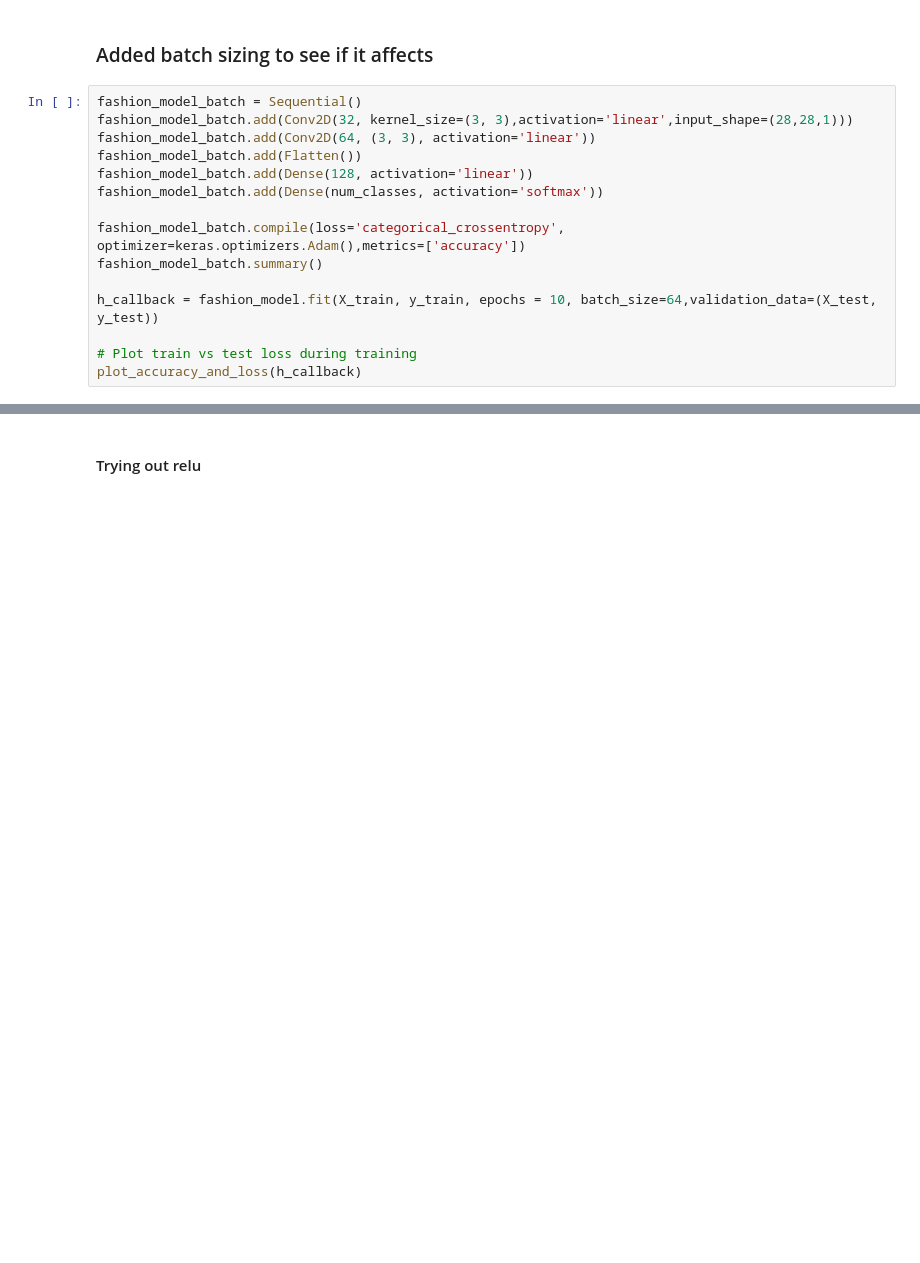
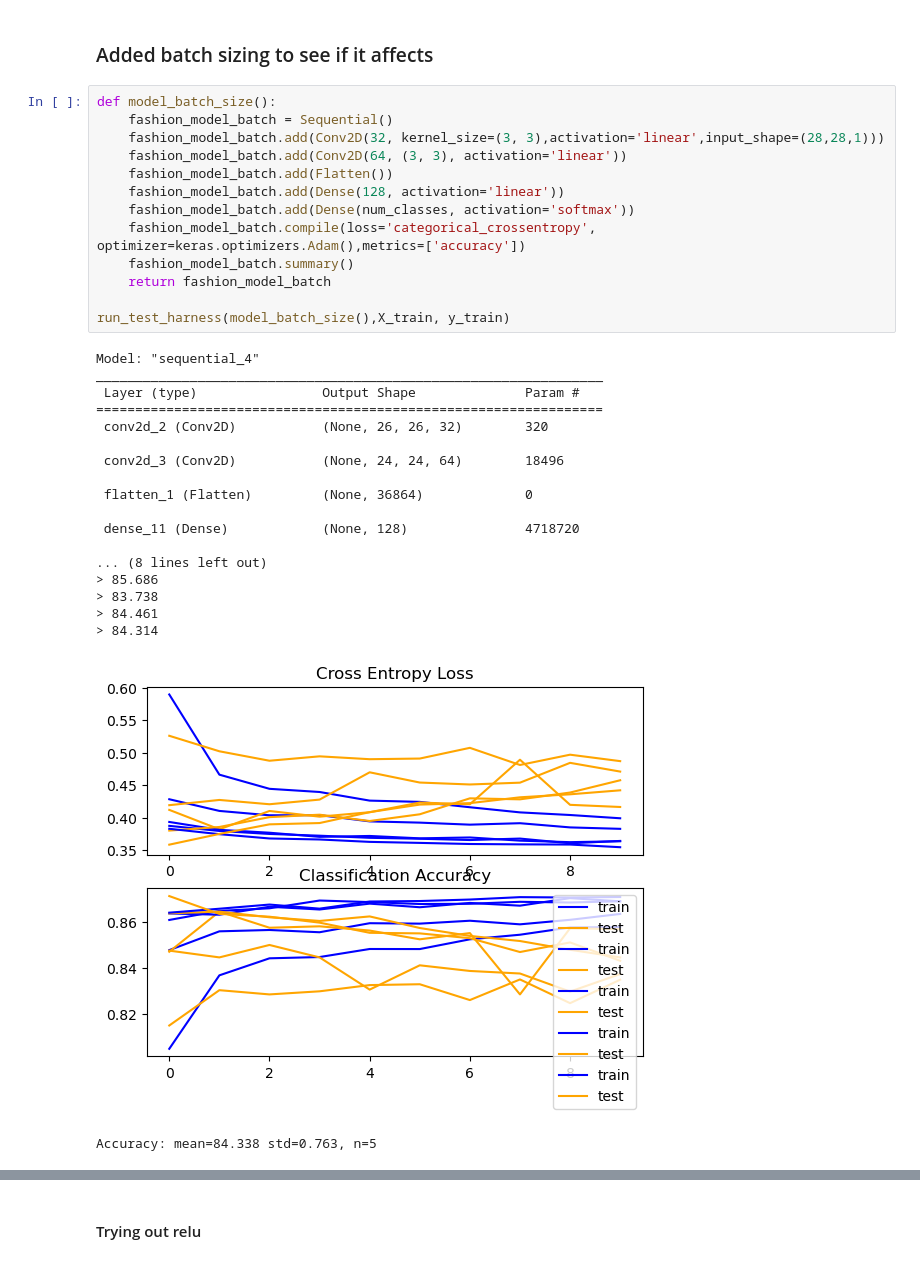
Before and after one commit to JoelPoah/Fashion_MNIST, a Jupyter notebook: fashion.ipynb, the cells around one changed output, grey strips where cells are left out. Saved outputs shown, nothing was run; the diff lists cells and outputs as text; blank space fills up the shorter version.

```diff
--- a/fashion.ipynb
+++ b/fashion.ipynb
@@ -414,17 +625,35 @@ plot_accuracy_and_loss(h_callback)
 # %% [markdown]
 ### Added batch sizing to see if it affects
 # %%
-fashion_model_batch = Sequential()
-fashion_model_batch.add(Conv2D(32, kernel_size=(3, 3),activation='linear',input_shape=(28,28,1)))
-fashion_model_batch.add(Conv2D(64, (3, 3), activation='linear'))
-fashion_model_batch.add(Flatten())
-fashion_model_batch.add(Dense(128, activation='linear'))
-fashion_model_batch.add(Dense(num_classes, activation='softmax'))
+def model_batch_size():
+    fashion_model_batch = Sequential()
+    fashion_model_batch.add(Conv2D(32, kernel_size=(3, 3),activation='linear',input_shape=(28,28,1)))
+    fashion_model_batch.add(Conv2D(64, (3, 3), activation='linear'))
+    fashion_model_batch.add(Flatten())
+    fashion_model_batch.add(Dense(128, activation='linear'))
+    fashion_model_batch.add(Dense(num_classes, activation='softmax'))
+    fashion_model_batch.compile(loss='categorical_crossentropy', optimizer=keras.optimizers.Adam(),metrics=['accuracy'])
+    fashion_model_batch.summary()
+    return fashion_model_batch
 
-fashion_model_batch.compile(loss='categorical_crossentropy', optimizer=keras.optimizers.Adam(),metrics=['accuracy'])
-fashion_model_batch.summary()
-
-h_callback = fashion_model.fit(X_train, y_train, epochs = 10, batch_size=64,validation_data=(X_test, y_test))
-
-# Plot train vs test loss during training
-plot_accuracy_and_loss(h_callback)
+run_test_harness(model_batch_size(),X_train, y_train)
+# %% [output]
+Model: "sequential_4"
+_________________________________________________________________
+ Layer (type)                Output Shape              Param #
+=================================================================
+ conv2d_2 (Conv2D)           (None, 26, 26, 32)        320
+
+ conv2d_3 (Conv2D)           (None, 24, 24, 64)        18496
+
+ flatten_1 (Flatten)         (None, 36864)             0
+
+ dense_11 (Dense)            (None, 128)               4718720
+
+... (8 lines left out)
+> 85.686
+> 83.738
+> 84.461
+> 84.314
+[figure, added]
+Accuracy: mean=84.338 std=0.763, n=5
```
Also changed, not shown: parts of 42 cells of this notebook.
